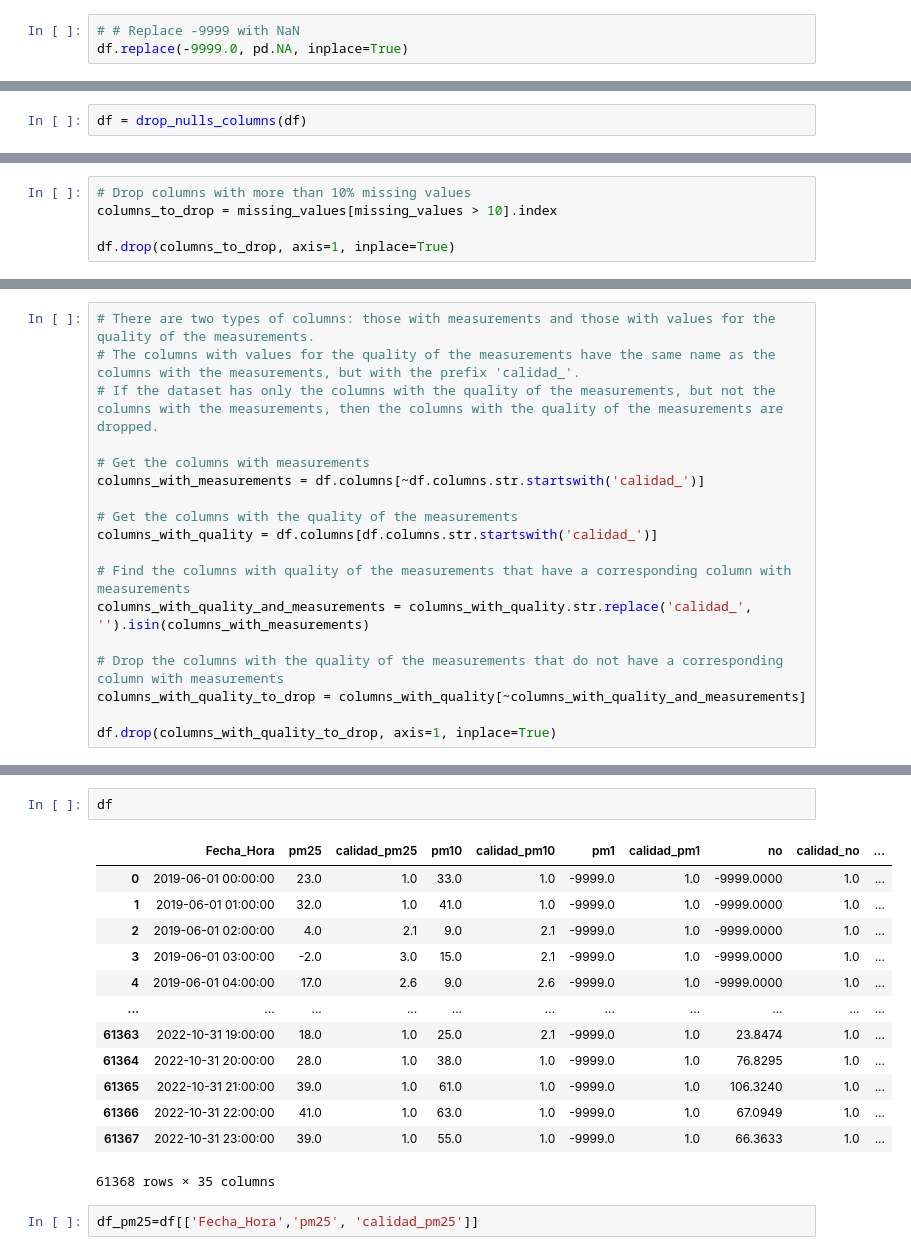
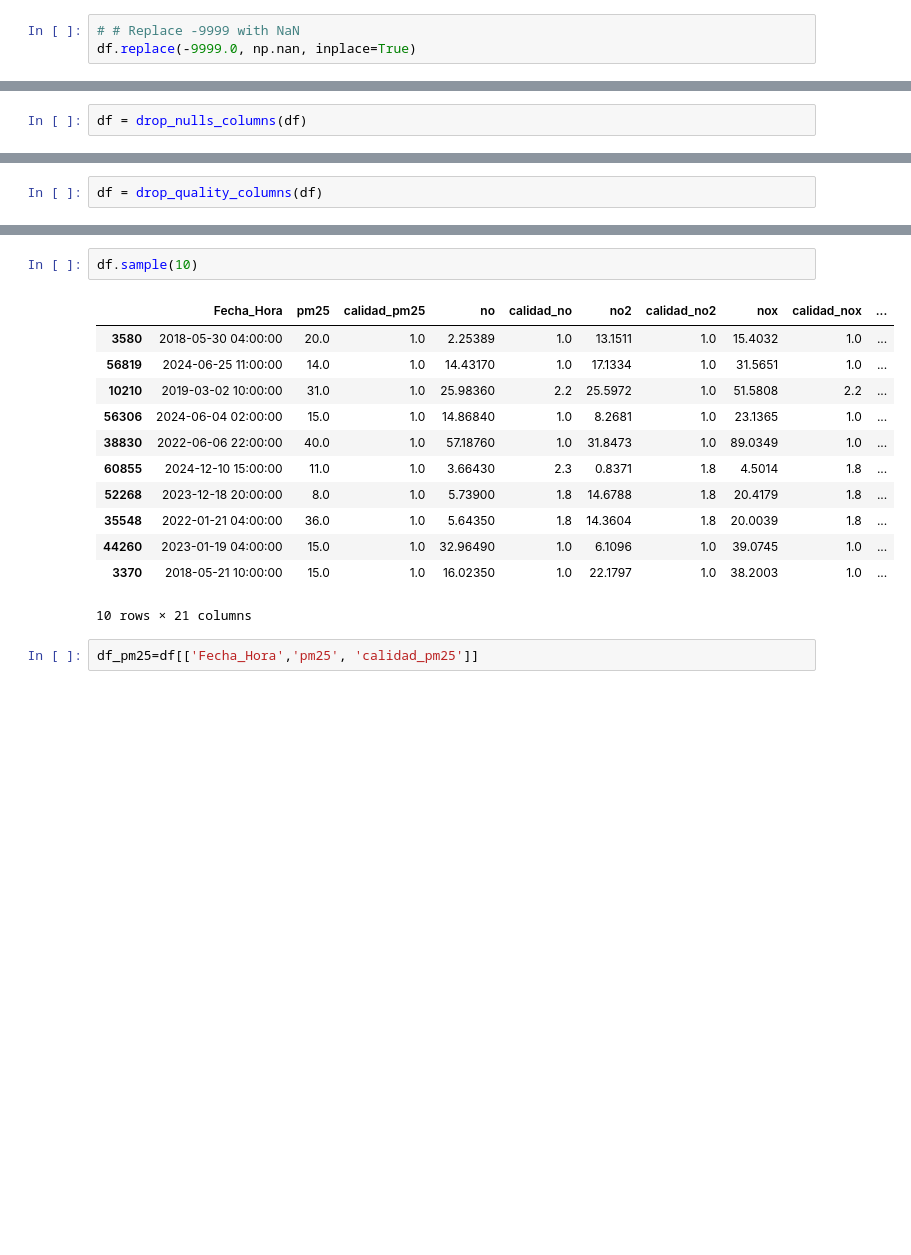
Before and after one commit to aldela01/AQI_Predict, a Jupyter notebook: eda.ipynb, the cells around one changed output, grey strips where cells are left out. Saved outputs shown, nothing was run; the diff lists cells and outputs as text; blank space fills up the shorter version.

```diff
--- a/eda_preprocesamiento.ipynb
+++ b/eda.ipynb
@@ -63,6 +72,6 @@ memory usage: 16.4+ MB
 # %%
 # # Replace -9999 with NaN
-df.replace(-9999.0, pd.NA, inplace=True)
+df.replace(-9999.0, np.nan, inplace=True)
 # %%
 # Get the percentage of missing values by column
 missing_values = df.isnull().mean() * 100
@@ -135,7 +124,2 @@ Index(['Fecha_Hora', 'pm25', 'calidad_pm25', 'pm10', 'calidad_pm10',
        'calidad_taire10_ssr', 'vviento_ssr', 'calidad_vviento_ssr'],
       dtype='object')
-# %%
-# Drop columns with more than 10% missing values
-columns_to_drop = missing_values[missing_values > 10].index
-
-df.drop(columns_to_drop, axis=1, inplace=True)
@@ -152,21 +126,5 @@ Index(['Fecha_Hora', 'pm25', 'calidad_pm25', 'pm10', 'calidad_pm10',
-# %%
-# There are two types of columns: those with measurements and those with values for the quality of the measurements.
-# The columns with values for the quality of the measurements have the same name as the columns with the measurements, but with the prefix 'calidad_'.
-# If the dataset has only the columns with the quality of the measurements, but not the columns with the measurements, then the columns with the quality of the measurements are dropped.
-
-# Get the columns with measurements
-columns_with_measurements = df.columns[~df.columns.str.startswith('calidad_')]
-
-# Get the columns with the quality of the measurements
-columns_with_quality = df.columns[df.columns.str.startswith('calidad_')]
-
-# Find the columns with quality of the measurements that have a corresponding column with measurements
-columns_with_quality_and_measurements = columns_with_quality.str.replace('calidad_', '').isin(columns_with_measurements)
-
-# Drop the columns with the quality of the measurements that do not have a corresponding column with measurements
-columns_with_quality_to_drop = columns_with_quality[~columns_with_quality_and_measurements]
-
-df.drop(columns_with_quality_to_drop, axis=1, inplace=True)
+# %%
+df = drop_quality_columns(df)
 # %%
 df.columns
 # %% [output]
@@ -187,19 +141,18 @@ dtype: int64
 # %%
-df
+df.sample(10)
 # %% [output]
-|  | Fecha_Hora | pm25 | calidad_pm25 | pm10 | calidad_pm10 | pm1 | calidad_pm1 | no | calidad_no | ... |
-| 0 | 2019-06-01 00:00:00 | 23.0 | 1.0 | 33.0 | 1.0 | -9999.0 | 1.0 | -9999.0000 | 1.0 | ... |
-| 1 | 2019-06-01 01:00:00 | 32.0 | 1.0 | 41.0 | 1.0 | -9999.0 | 1.0 | -9999.0000 | 1.0 | ... |
-| 2 | 2019-06-01 02:00:00 | 4.0 | 2.1 | 9.0 | 2.1 | -9999.0 | 1.0 | -9999.0000 | 1.0 | ... |
-| 3 | 2019-06-01 03:00:00 | -2.0 | 3.0 | 15.0 | 2.1 | -9999.0 | 1.0 | -9999.0000 | 1.0 | ... |
-| 4 | 2019-06-01 04:00:00 | 17.0 | 2.6 | 9.0 | 2.6 | -9999.0 | 1.0 | -9999.0000 | 1.0 | ... |
-| ... | ... | ... | ... | ... | ... | ... | ... | ... | ... | ... |
-| 61363 | 2022-10-31 19:00:00 | 18.0 | 1.0 | 25.0 | 2.1 | -9999.0 | 1.0 | 23.8474 | 1.0 | ... |
-| 61364 | 2022-10-31 20:00:00 | 28.0 | 1.0 | 38.0 | 1.0 | -9999.0 | 1.0 | 76.8295 | 1.0 | ... |
-| 61365 | 2022-10-31 21:00:00 | 39.0 | 1.0 | 61.0 | 1.0 | -9999.0 | 1.0 | 106.3240 | 1.0 | ... |
-| 61366 | 2022-10-31 22:00:00 | 41.0 | 1.0 | 63.0 | 1.0 | -9999.0 | 1.0 | 67.0949 | 1.0 | ... |
-| 61367 | 2022-10-31 23:00:00 | 39.0 | 1.0 | 55.0 | 1.0 | -9999.0 | 1.0 | 66.3633 | 1.0 | ... |
+|  | Fecha_Hora | pm25 | calidad_pm25 | no | calidad_no | no2 | calidad_no2 | nox | calidad_nox | ... |
+| 3580 | 2018-05-30 04:00:00 | 20.0 | 1.0 | 2.25389 | 1.0 | 13.1511 | 1.0 | 15.4032 | 1.0 | ... |
+| 56819 | 2024-06-25 11:00:00 | 14.0 | 1.0 | 14.43170 | 1.0 | 17.1334 | 1.0 | 31.5651 | 1.0 | ... |
+| 10210 | 2019-03-02 10:00:00 | 31.0 | 1.0 | 25.98360 | 2.2 | 25.5972 | 1.0 | 51.5808 | 2.2 | ... |
+| 56306 | 2024-06-04 02:00:00 | 15.0 | 1.0 | 14.86840 | 1.0 | 8.2681 | 1.0 | 23.1365 | 1.0 | ... |
+| 38830 | 2022-06-06 22:00:00 | 40.0 | 1.0 | 57.18760 | 1.0 | 31.8473 | 1.0 | 89.0349 | 1.0 | ... |
+| 60855 | 2024-12-10 15:00:00 | 11.0 | 1.0 | 3.66430 | 2.3 | 0.8371 | 1.8 | 4.5014 | 1.8 | ... |
+| 52268 | 2023-12-18 20:00:00 | 8.0 | 1.0 | 5.73900 | 1.8 | 14.6788 | 1.8 | 20.4179 | 1.8 | ... |
+| 35548 | 2022-01-21 04:00:00 | 36.0 | 1.0 | 5.64350 | 1.8 | 14.3604 | 1.8 | 20.0039 | 1.8 | ... |
+| 44260 | 2023-01-19 04:00:00 | 15.0 | 1.0 | 32.96490 | 1.0 | 6.1096 | 1.0 | 39.0745 | 1.0 | ... |
+| 3370 | 2018-05-21 10:00:00 | 15.0 | 1.0 | 16.02350 | 1.0 | 22.1797 | 1.0 | 38.2003 | 1.0 | ... |
-61368 rows × 35 columns
+10 rows × 21 columns
 # %%
 df_pm25=df[['Fecha_Hora','pm25', 'calidad_pm25']]
 # %%
```
Also changed, not shown: parts of 24 cells of this notebook, 3 other files.
